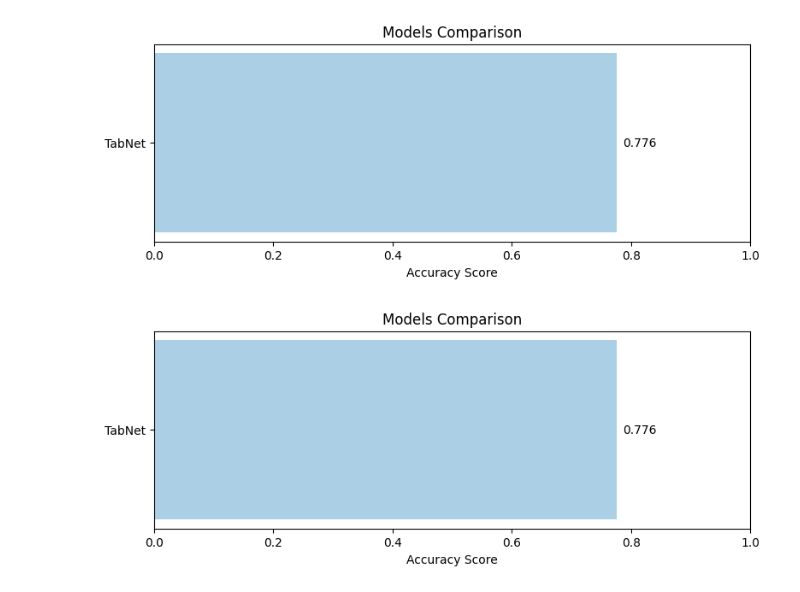
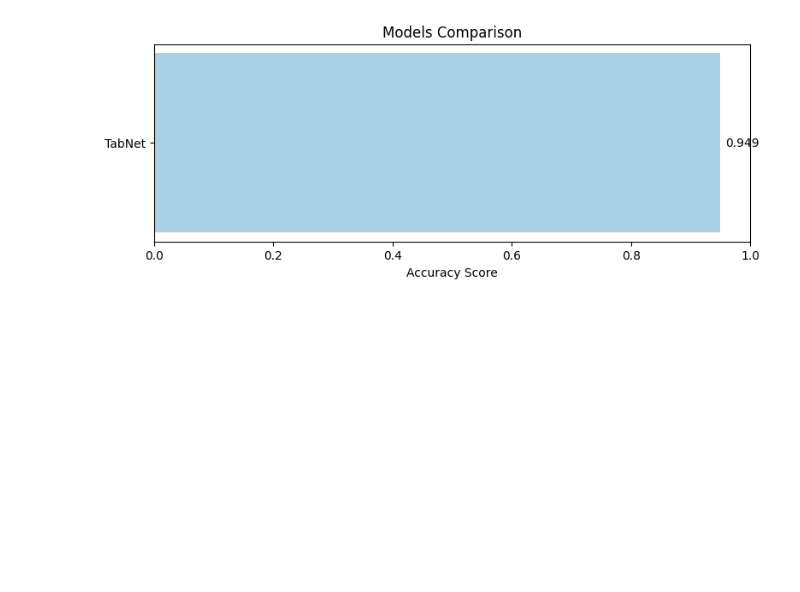
Before and after one commit to pablogarciaamolina/TFG, a Jupyter notebook: tabnet_example.ipynb, the cells around one changed output. Drawn from its saved outputs; the diff is of its cells as text; code cells hidden in the pictures; blank space fills up the shorter version.

```diff
--- a/tabnet_example.ipynb
+++ b/tabnet_example.ipynb
@@ -10,7 +10,7 @@ logging.basicConfig(level=logging.INFO, format='%(asctime)s - %(levelname)s - %(
 # %%
 data = CICIDS2017()
 data.load()
-data = balanced_sample(data.data, "Label", 100)
+data = balanced_sample(data.data, "Label", 10000)
 # x, y = encode_labels(data, "Label")
 x = data.drop(columns=["Label"]).values
 y = data["Label"].values
@@ -91,6 +74,5 @@ Early stopping occurred at epoch 40 with best_epoch = 30 and best_val_accuracy =
 # %%
 accuracies = [tabnet_results["accuracy"]]
-plot_accuracies(accuracies, ["TabNet"])
+acc_fig = plot_accuracies(accuracies, ["TabNet"])
 # %% [output]
-[figure, old version]
+[figure, new version]
-[figure, removed]
```
Also changed, not shown: parts of 2 cells of this notebook, 1 other file.
